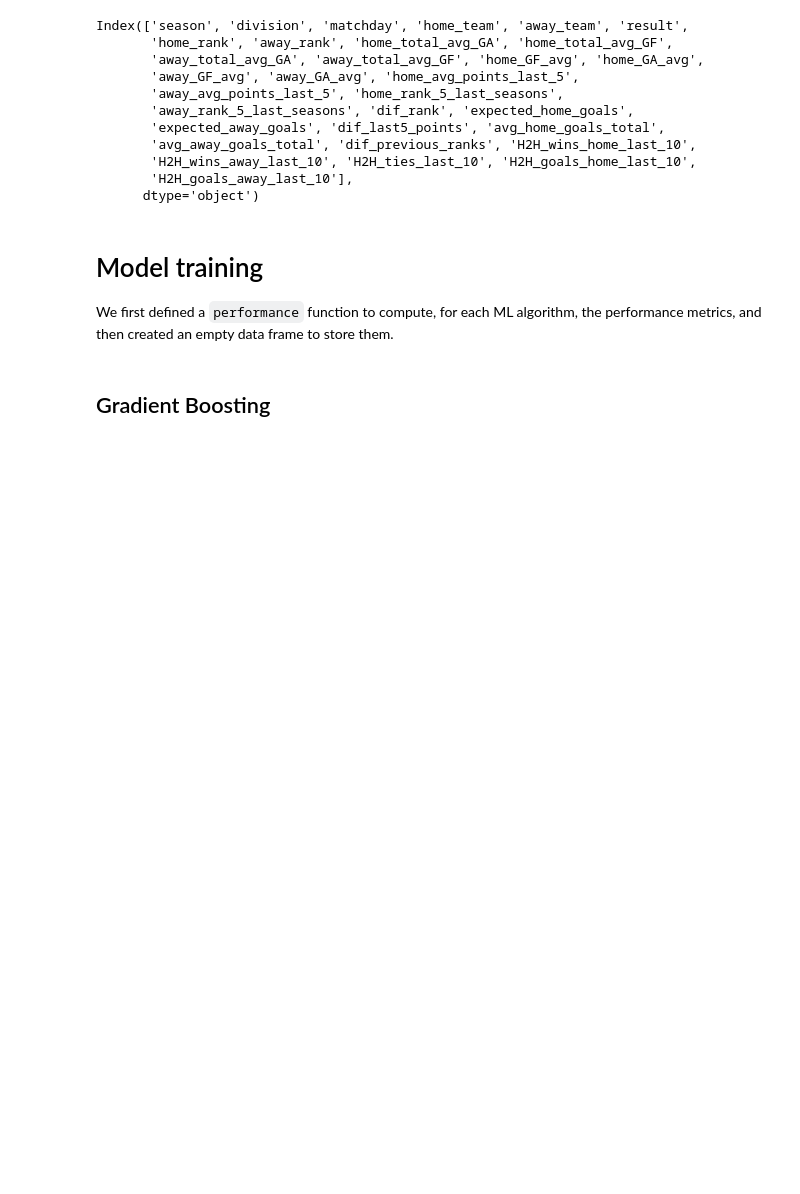
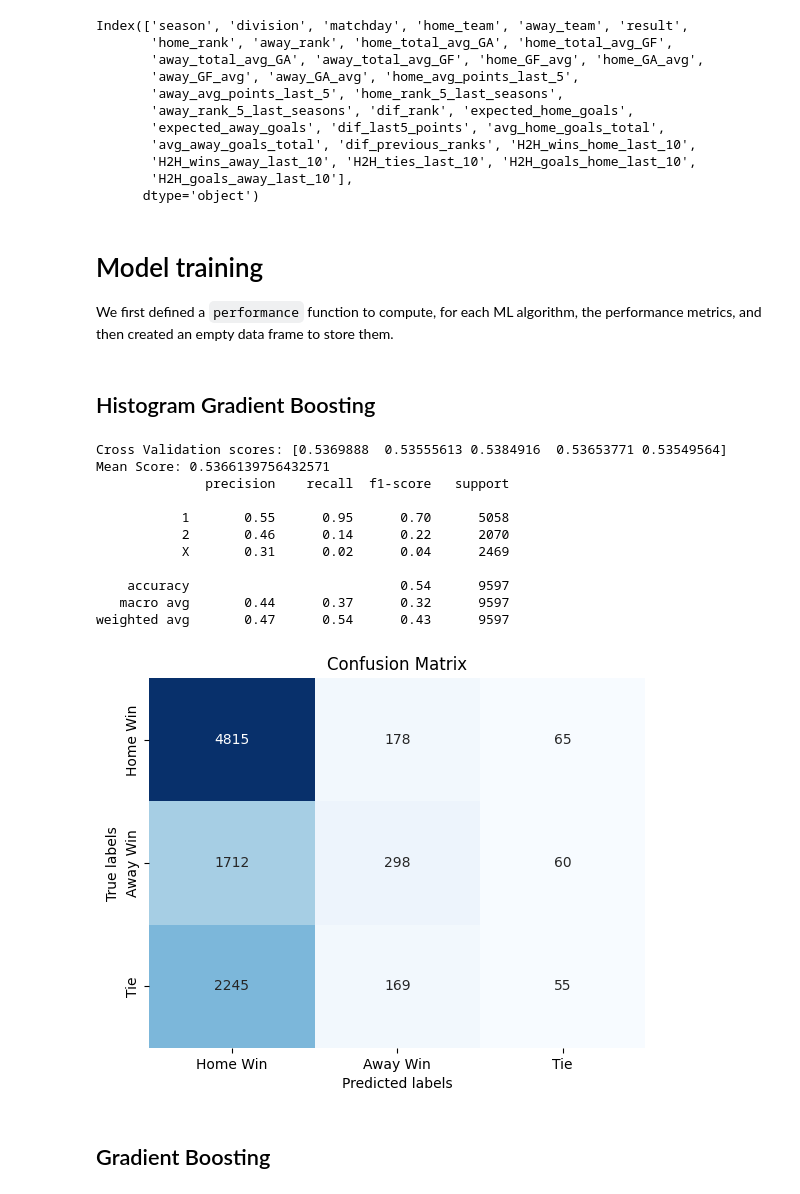
Before and after one commit to ManuIluro22/LaLiga, a Jupyter notebook: analysis/ModelAnalysis.ipynb, the cells around one changed output. Drawn from its saved outputs; the diff is of its cells as text; code cells hidden in the pictures; blank space fills up the shorter version.

```diff
--- a/analysis/ModelAnalysis.ipynb
+++ b/analysis/ModelAnalysis.ipynb
@@ -491,6 +490,27 @@ def performance(model, y_pred):
 
 # Empty df to store the performance of the different models
 models_performance = pd.DataFrame(columns=['model', 'accuracy', 'cv_score_mean'])
+# %% [markdown]
+## Histogram Gradient Boosting
+# %%
+hgb_model = HistGradientBoostingClassifier()
+hgb_model.fit(X_train, y_train)
+hgb_pred = hgb_model.predict(X_test)
+hgb_accuracy, hgb_mean_score = performance(hgb_model, hgb_pred)
+models_performance.loc[len(models_performance)] = [type(hgb_model).__name__, hgb_accuracy, hgb_mean_score]
+# %% [output]
+Cross Validation scores: [0.5369888  0.53555613 0.5384916  0.53653771 0.53549564]
+Mean Score: 0.5366139756432571
+              precision    recall  f1-score   support
+
+           1       0.55      0.95      0.70      5058
+           2       0.46      0.14      0.22      2070
+           X       0.31      0.02      0.04      2469
+
+    accuracy                           0.54      9597
+   macro avg       0.44      0.37      0.32      9597
+weighted avg       0.47      0.54      0.43      9597
+[figure, added]
 # %% [markdown]
 ## Gradient Boosting
 # %%
```
Also changed, not shown: parts of 8 cells of this notebook.
